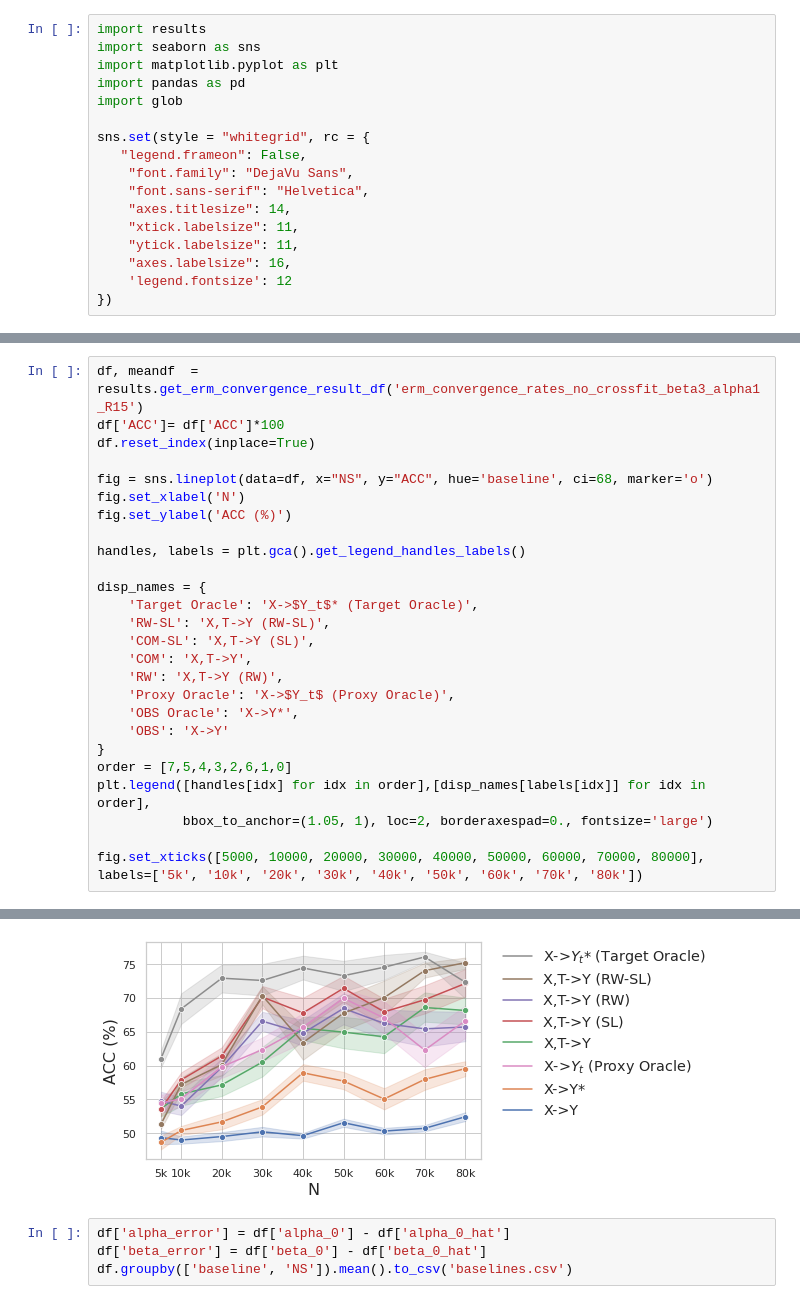
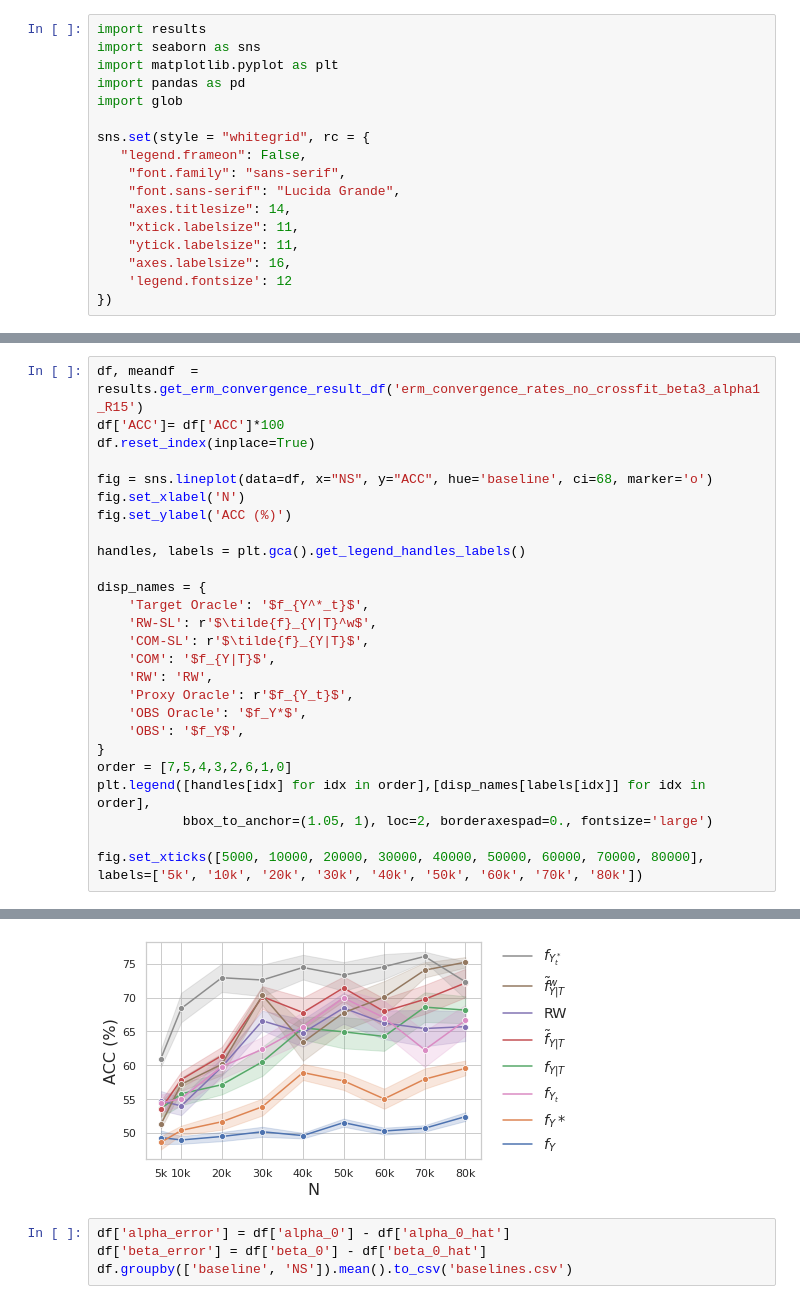
Before and after one commit to lguerdan/counterfactual-decision-support, a Jupyter notebook: notebook_results.ipynb, the cells around one changed output, grey strips where cells are left out. Saved outputs shown, nothing was run; the diff lists cells and outputs as text.

```diff
--- a/notebook_results.ipynb
+++ b/notebook_results.ipynb
@@ -7,8 +7,8 @@ import glob
 
 sns.set(style = "whitegrid", rc = {
    "legend.frameon": False,
-    "font.family": "DejaVu Sans",
-    "font.sans-serif": "Helvetica",
+    "font.family": "sans-serif",
+    "font.sans-serif": "Lucida Grande",
     "axes.titlesize": 14,
     "xtick.labelsize": 11,
     "ytick.labelsize": 11,
@@ -26,40 +77,40 @@ fig = sns.lineplot(data=df, x="NS", y="ACC", hue='baseline', ci=68, marker='o')
 # %%
 df, meandf  = results.get_erm_convergence_result_df('erm_convergence_rates_no_crossfit_beta3_alpha1_R15')
 df['ACC']= df['ACC']*100
 df.reset_index(inplace=True)
 
 fig = sns.lineplot(data=df, x="NS", y="ACC", hue='baseline', ci=68, marker='o')
 fig.set_xlabel('N')
 fig.set_ylabel('ACC (%)')
 
 handles, labels = plt.gca().get_legend_handles_labels()
 
 disp_names = {
-    'Target Oracle': 'X->$Y_t$* (Target Oracle)',
-    'RW-SL': 'X,T->Y (RW-SL)',
-    'COM-SL': 'X,T->Y (SL)',
-    'COM': 'X,T->Y',
-    'RW': 'X,T->Y (RW)',
-    'Proxy Oracle': 'X->$Y_t$ (Proxy Oracle)',
-    'OBS Oracle': 'X->Y*',
-    'OBS': 'X->Y'
+    'Target Oracle': '$f_{Y^*_t}$',
+    'RW-SL': r'$\tilde{f}_{Y|T}^w$',
+    'COM-SL': r'$\tilde{f}_{Y|T}$',
+    'COM': '$f_{Y|T}$',
+    'RW': 'RW',
+    'Proxy Oracle': r'$f_{Y_t}$',
+    'OBS Oracle': '$f_Y*$',
+    'OBS': '$f_Y$',
 }
 order = [7,5,4,3,2,6,1,0]
 plt.legend([handles[idx] for idx in order],[disp_names[labels[idx]] for idx in order],
            bbox_to_anchor=(1.05, 1), loc=2, borderaxespad=0., fontsize='large')
 
 fig.set_xticks([5000, 10000, 20000, 30000, 40000, 50000, 60000, 70000, 80000], labels=['5k', '10k', '20k', '30k', '40k', '50k', '60k', '70k', '80k'])
 # %% [output]
 [<matplotlib.axis.XTick at 0x...>,
  <matplotlib.axis.XTick at 0x...>,
  <matplotlib.axis.XTick at 0x...>,
  <matplotlib.axis.XTick at 0x...>,
  <matplotlib.axis.XTick at 0x...>,
  <matplotlib.axis.XTick at 0x...>,
  <matplotlib.axis.XTick at 0x...>,
  <matplotlib.axis.XTick at 0x...>,
  <matplotlib.axis.XTick at 0x...>]
-[figure, old version]
+[figure, new version]
 # %%
 df['alpha_error'] = df['alpha_0'] - df['alpha_0_hat']
 df['beta_error'] = df['beta_0'] - df['beta_0_hat']
```
Also changed, not shown: parts of 16 cells of this notebook, 8 other files.
